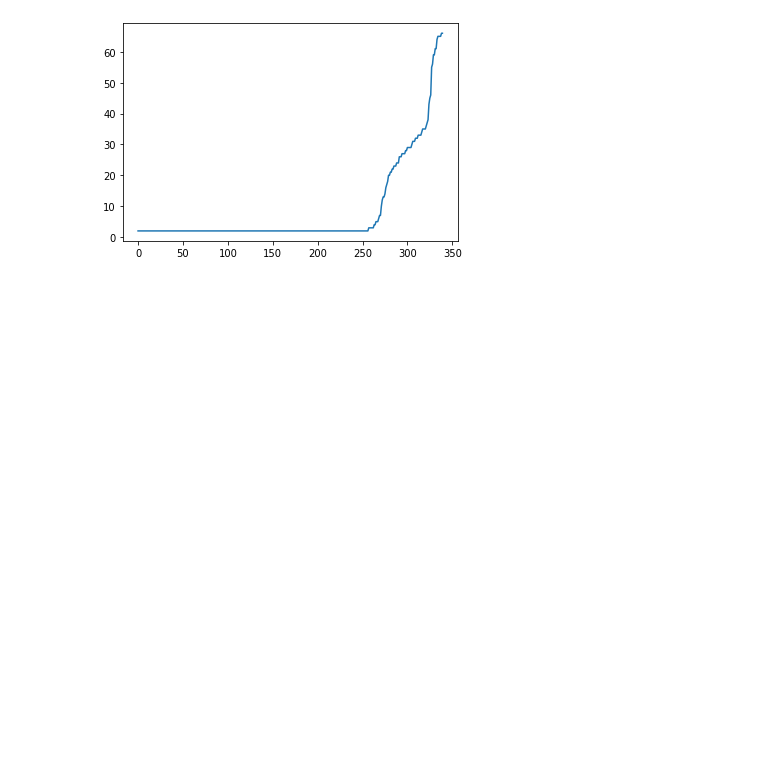
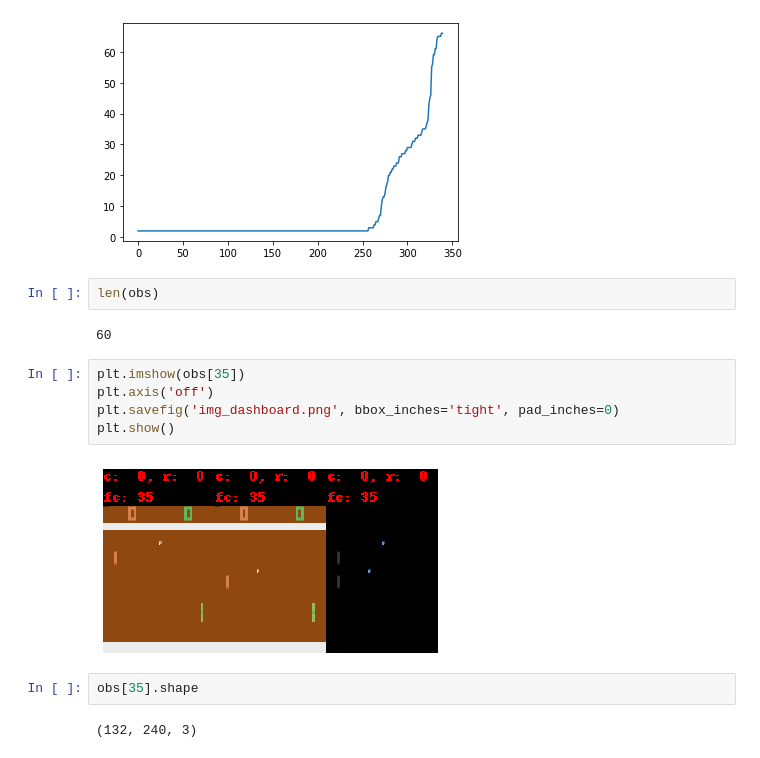
Before and after one commit to dakaun/worldmodel, a Jupyter notebook: tensor2tensor/tensor2tensor/rl/read_experiments/wm_realenv.ipynb, the cells around one changed output. Saved outputs shown, nothing was run; the diff lists cells and outputs as text; blank space fills up the shorter version.

```diff
--- a/tensor2tensor/tensor2tensor/rl/read_experiments/wm_realenv.ipynb
+++ b/tensor2tensor/tensor2tensor/rl/read_experiments/wm_realenv.ipynb
@@ -523,3 +523,18 @@ plt.plot(sorted(index0_300total_counter_list))
 plt.show()
 # %% [output]
 [figure]
+# %%
+len(obs)
+# %% [output]
+60
+# %%
+plt.imshow(obs[35])
+plt.axis('off')
+plt.savefig('img_dashboard.png', bbox_inches='tight', pad_inches=0)
+plt.show()
+# %% [output]
+[figure, added]
+# %%
+obs[35].shape
+# %% [output]
+(132, 240, 3)
```
Also changed, not shown: 2 other files.
